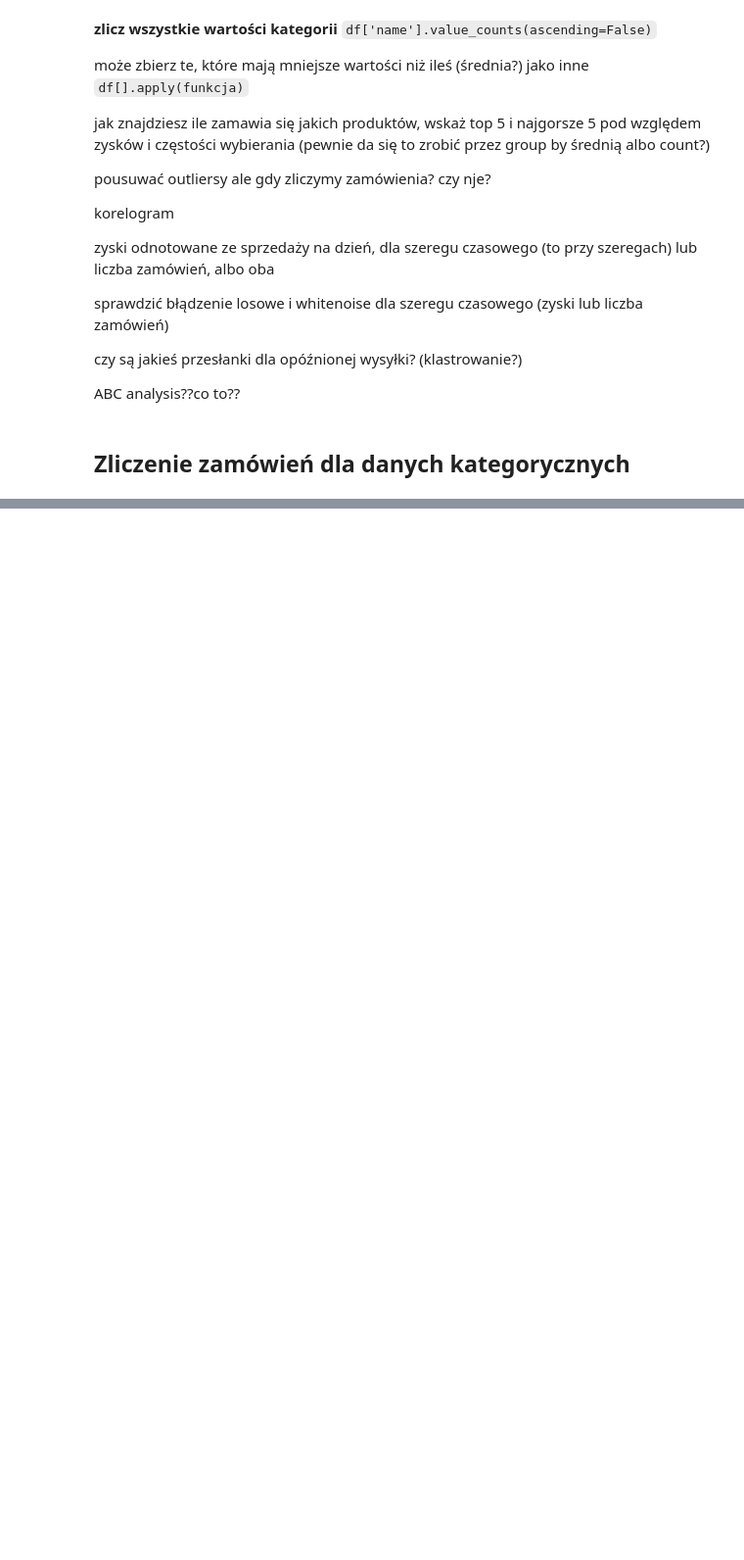
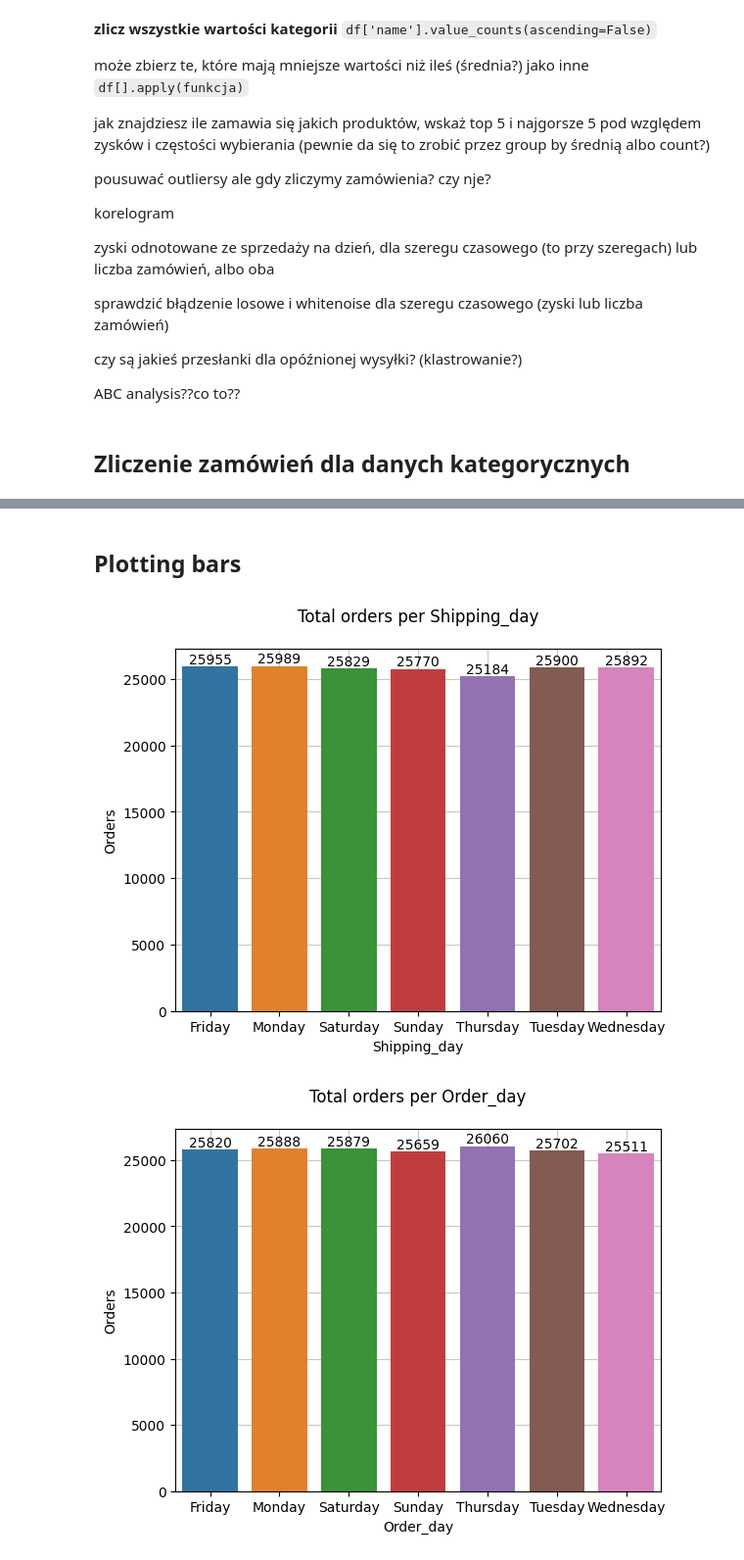
Before and after one commit to miladziekanowska/supply-chain-analysis, a Jupyter notebook: SupplyChain_EDA.ipynb, the cells around one changed output, grey strips where cells are left out. Shown at 98% size. Cells and saved outputs as stored; diff of their text form; code cells hidden in the pictures; blank space fills up the shorter version.

```diff
--- a/SupplyChain_EDA.ipynb
+++ b/SupplyChain_EDA.ipynb
@@ -305,0 +300,50 @@ order_count_columns = ['Type', 'Customer Country',
+# %% [markdown]
+## Plotting bars
+# %%
+barplots = ['Shipping_day', 'Order_day', 'Order_Status', 'Target_shipping_days', 'Late_delivery_risk']
+piecharts = ['Type', 'Customer_Country', 'Customer_Segment', 'Shipping_Mode']
+
+
+def create_barplot(dataframe, column, dictionary=None, title=None, path=None):
+    if dictionary:
+        orders = count_orders(dataframe, column, dictionary)
+    else:
+        orders = count_orders(dataframe, column)
+
+    ax = sns.barplot(x=orders.index, y=orders)
+    ax.bar_label(ax.containers[0])
+    if title:
+        plt.title(title, pad=20)
+    else:
+        plt.title(f'Total orders per {column}', pad=20)
+
+    plt.xlabel(f'{column}')
+    plt.ylabel('Orders')
+    if len(orders) > 7:
+        plt.xticks(rotation=45, ha='right')
+
+    ax.set_axisbelow(True)
+    plt.grid(alpha=0.7)
+    if path:
+        plt.savefig(path)
+    else:
+        plt.savefig(f'graphs/composition/{c}_barplot.png')
+
+    plt.show()
+
+def create_piechart(dataframe, column):
+    orders = count_orders(dataframe, column)
+
+    plt.figure(figsize=(5, 5))  # Rozmiar wykresu
+    plt.pie(orders, labels=[f'{label}\n({size})' for label, size in zip(orders.index, orders)], autopct='', startangle=140)
+    plt.title(f'Total orders per {column}', pad=20)
+    plt.axis('equal')
+
+    plt.savefig(f'graphs/composition/{c}_piechart.png')
+    plt.show()
+# %%
+for c in barplots:
+    create_barplot(df, c)
+# %% [output]
+[figure, added]
+[figure, added]
```
Also changed, not shown: parts of 25 cells of this notebook, 24 other files.
